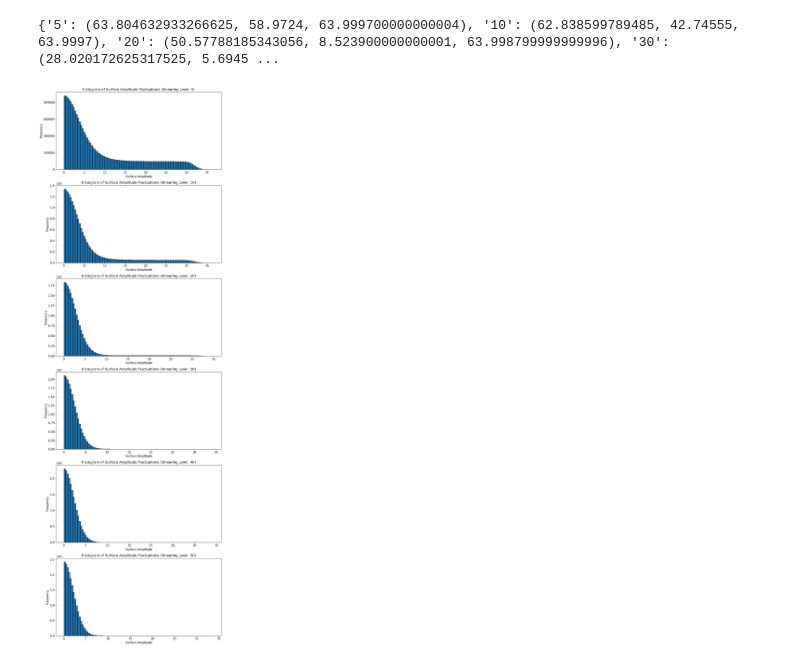
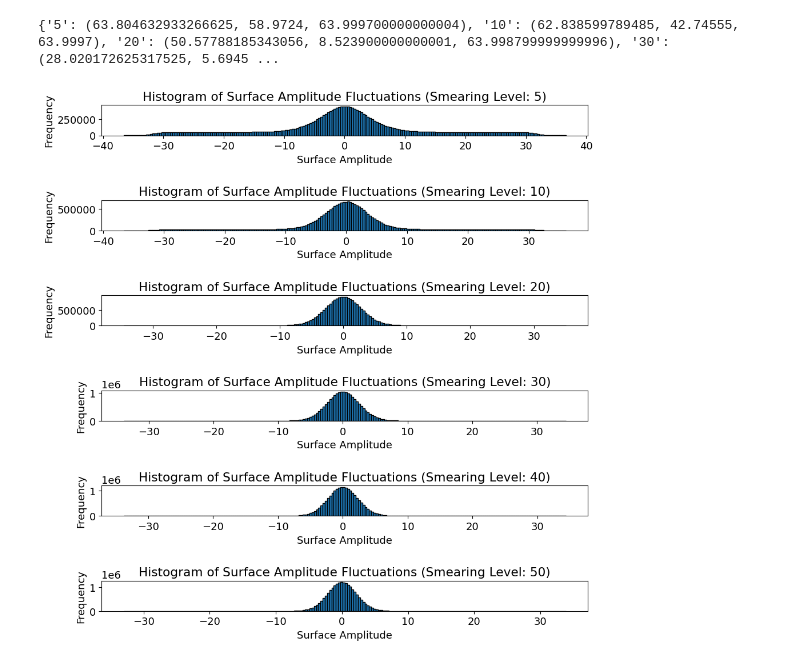
Before and after one commit to Haaaaron/SUN_twist_python_analysis, a Jupyter notebook: notebooks/SUN_surface_amplitude.ipynb, the cells around one changed output. Drawn from its saved outputs; the diff is of its cells as text; code cells hidden in the pictures.

```diff
--- a/notebooks/SUN_surface_amplitude.ipynb
+++ b/notebooks/SUN_surface_amplitude.ipynb
@@ -44,25 +44,26 @@ Smearing Level: 50
 # %%
 # Create a dictionary to store fluctuations for each smearing level
 fluctuations_dict = {}
 thermalization = 1000
+plt.rcParams.update({'font.size': 13})
 
 for smearing_level, surface_data in smooth_surfaces.items():
     post_thermalization_data = surface_data[thermalization:thermalization+10000]
     mean_z_values = np.mean(post_thermalization_data[:, :, 2], axis=1)
     fluctuations = post_thermalization_data[:, :, 2] - mean_z_values[:, np.newaxis]
     fluctuations_dict[smearing_level] = fluctuations.flatten()
 
 # Plotting all histograms in subplots
 num_plots = len(fluctuations_dict)
-fig, axes = plt.subplots(num_plots, 1, figsize=(10, 5 * num_plots))
+fig, axes = plt.subplots(num_plots, 1, figsize=(10,15))
 
 for ax, (smearing_level, fluctuations) in zip(axes, fluctuations_dict.items()):
-    ax.hist(fluctuations,edgecolor='black', bins=100)
+    ax.hist(fluctuations,edgecolor='black', bins=200)
     ax.set_xlabel('Surface Amplitude')
     ax.set_ylabel('Frequency')
     ax.set_title(f'Histogram of Surface Amplitude Fluctuations (Smearing Level: {smearing_level})')
 
 plt.tight_layout()
 plt.show()
 # %% [output]
-[figure, old version]
+[figure, new version]
```
Also changed, not shown: 1 other file.
